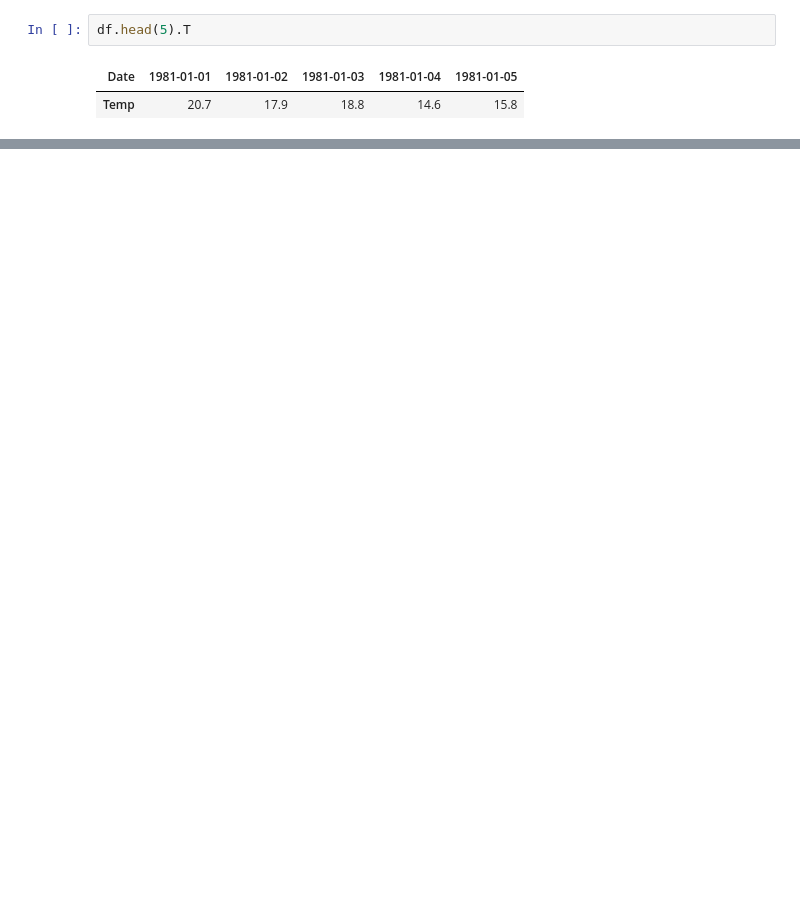
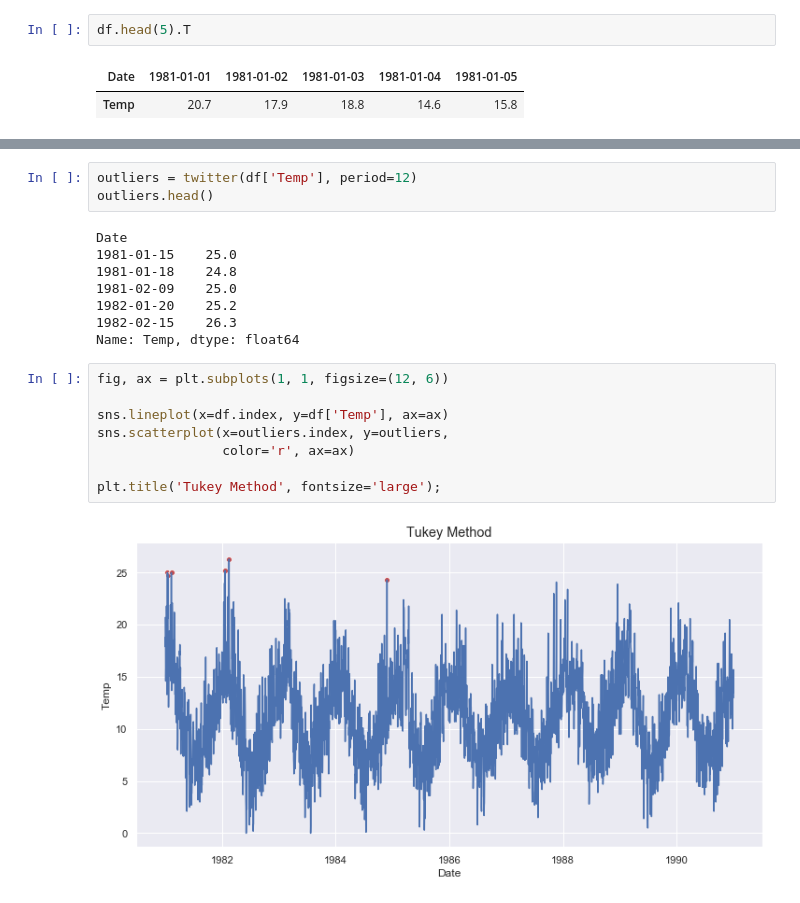
Before and after one commit to Fillipedem/pyanomaly, a Jupyter notebook: index.ipynb, the cells around one changed output, grey strips where cells are left out. Cells and saved outputs as stored; diff of their text form; blank space fills up the shorter version.

```diff
--- a/index.ipynb
+++ b/index.ipynb
@@ -94,0 +96,21 @@ plt.title('Tukey Method', fontsize='large');
+# %%
+outliers = twitter(df['Temp'], period=12)
+outliers.head()
+# %% [output]
+Date
+1981-01-15    25.0
+1981-01-18    24.8
+1981-02-09    25.0
+1982-01-20    25.2
+1982-02-15    26.3
+Name: Temp, dtype: float64
+# %%
+fig, ax = plt.subplots(1, 1, figsize=(12, 6))
+
+sns.lineplot(x=df.index, y=df['Temp'], ax=ax)
+sns.scatterplot(x=outliers.index, y=outliers,
+                color='r', ax=ax)
+
+plt.title('Tukey Method', fontsize='large');
+# %% [output]
+[figure, added]
```
Also changed, not shown: parts of 14 cells of this notebook, 19 other files.
